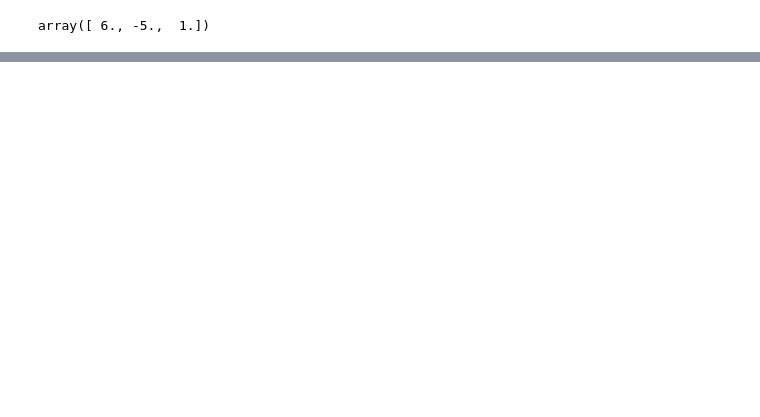
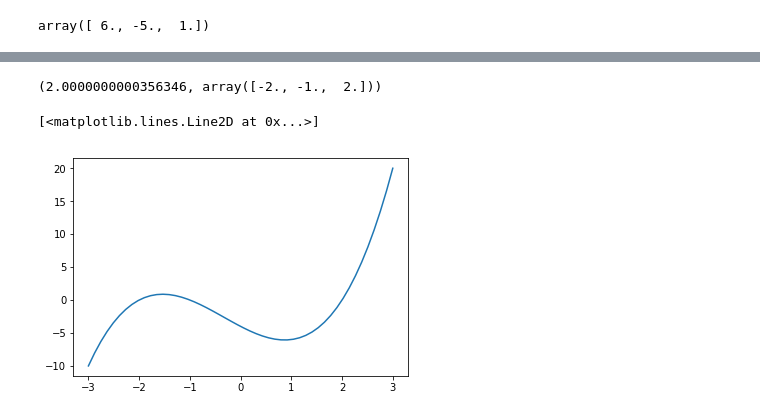
Before and after one commit to danimateos/numerical_methods, a Jupyter notebook: section-02.ipynb, the cells around one changed output, grey strips where cells are left out. Drawn from its saved outputs; the diff is of its cells as text; code cells hidden in the pictures; blank space fills up the shorter version.

```diff
--- a/section-02.ipynb
+++ b/section-02.ipynb
@@ -246,0 +284,17 @@ TODO
+# %%
+def f(x):
+    return x ** 3 + x **2 - 4*x -4
+
+def f_prime(x):
+    return 3 * x ** 2 + 2 * x - 4
+
+solution, history = newton_raphson(f, f_prime, x_0 = 1)
+solution, poly.polyroots([-4, -4, 1, 1])
+# %% [output]
+(2.0000000000356346, array([-2., -1.,  2.]))
+# %%
+xs = np.linspace(-3, 3)
+plt.plot(xs, f(xs))
+# %% [output]
+[<matplotlib.lines.Line2D at 0x...>]
+[figure, added]
```
Also changed, not shown: parts of 27 cells of this notebook, 7 other files.
